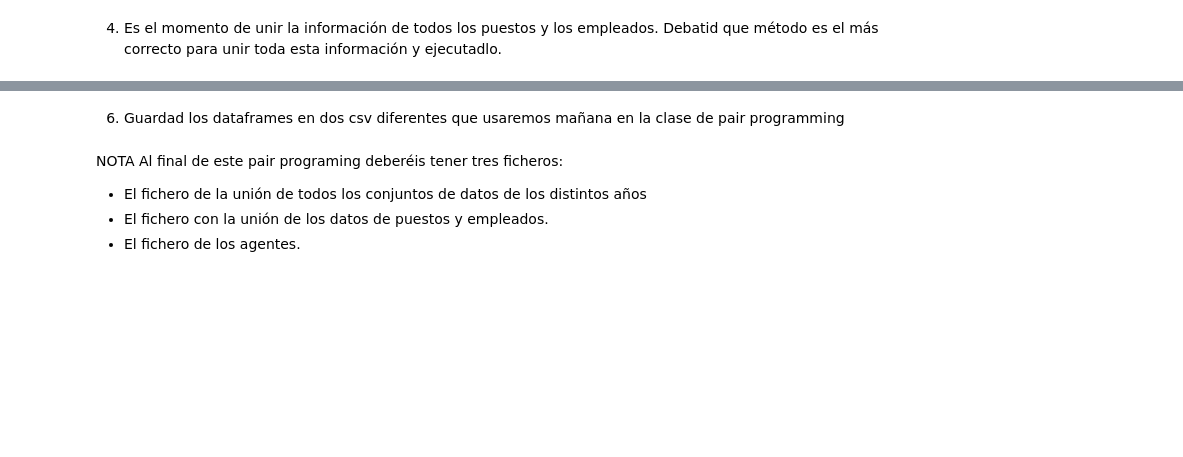
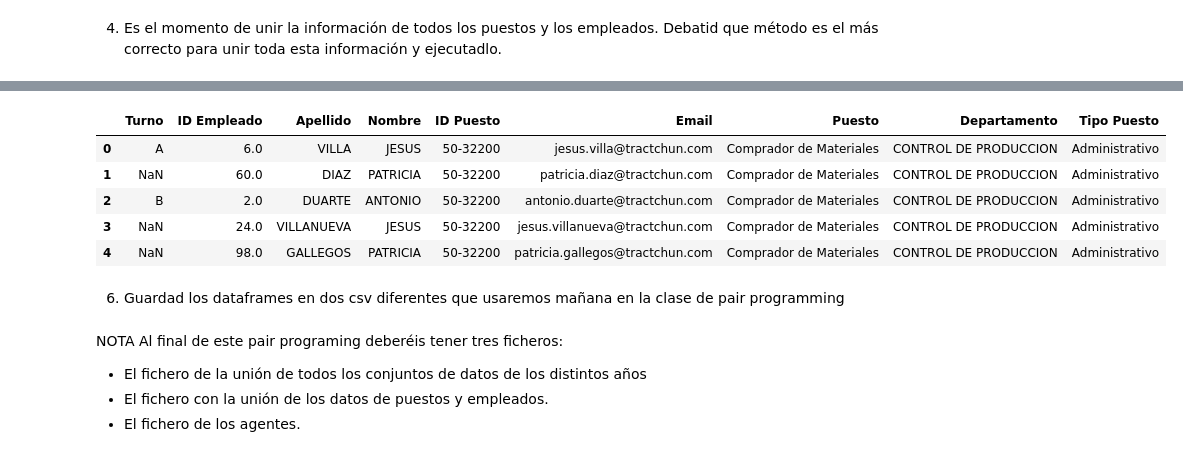
Before and after one commit to Adalab/promo-d-da-modulo2-sprint1-lorena-ana, a Jupyter notebook: PANDAS/pair_programming_pandas5.ipynb, the cells around one changed output, grey strips where cells are left out. Drawn from its saved outputs; the diff is of its cells as text; code cells hidden in the pictures; blank space fills up the shorter version.

```diff
--- a/PANDAS/pair_programming_pandas5.ipynb
+++ b/PANDAS/pair_programming_pandas5.ipynb
@@ -99,2 +188,14 @@ Index: []
+# %%
+#debemos unir a través de ID Puesto, pues es común para ambos dataframes
+
+df_mergeado = df_empleados.merge(df_puestos, how = "outer", on = "ID Puesto")
+df_mergeado.head()
+# %% [output]
+|  | Turno | ID Empleado | Apellido | Nombre | ID Puesto | Email | Puesto | Departamento | Tipo Puesto |
+| 0 | A | 6.0 | VILLA | JESUS | 50-32200 | jesus.villa@tractchun.com | Comprador de Materiales | CONTROL DE PRODUCCION | Administrativo |
+| 1 | NaN | 60.0 | DIAZ | PATRICIA | 50-32200 | patricia.diaz@tractchun.com | Comprador de Materiales | CONTROL DE PRODUCCION | Administrativo |
+| 2 | B | 2.0 | DUARTE | ANTONIO | 50-32200 | antonio.duarte@tractchun.com | Comprador de Materiales | CONTROL DE PRODUCCION | Administrativo |
+| 3 | NaN | 24.0 | VILLANUEVA | JESUS | 50-32200 | jesus.villanueva@tractchun.com | Comprador de Materiales | CONTROL DE PRODUCCION | Administrativo |
+| 4 | NaN | 98.0 | GALLEGOS | PATRICIA | 50-32200 | patricia.gallegos@tractchun.com | Comprador de Materiales | CONTROL DE PRODUCCION | Administrativo |
 # %% [markdown]
 6. Guardad los dataframes en dos csv diferentes que usaremos mañana en la clase de pair programming
```
Also changed, not shown: parts of 21 cells of this notebook, 3 other files.
